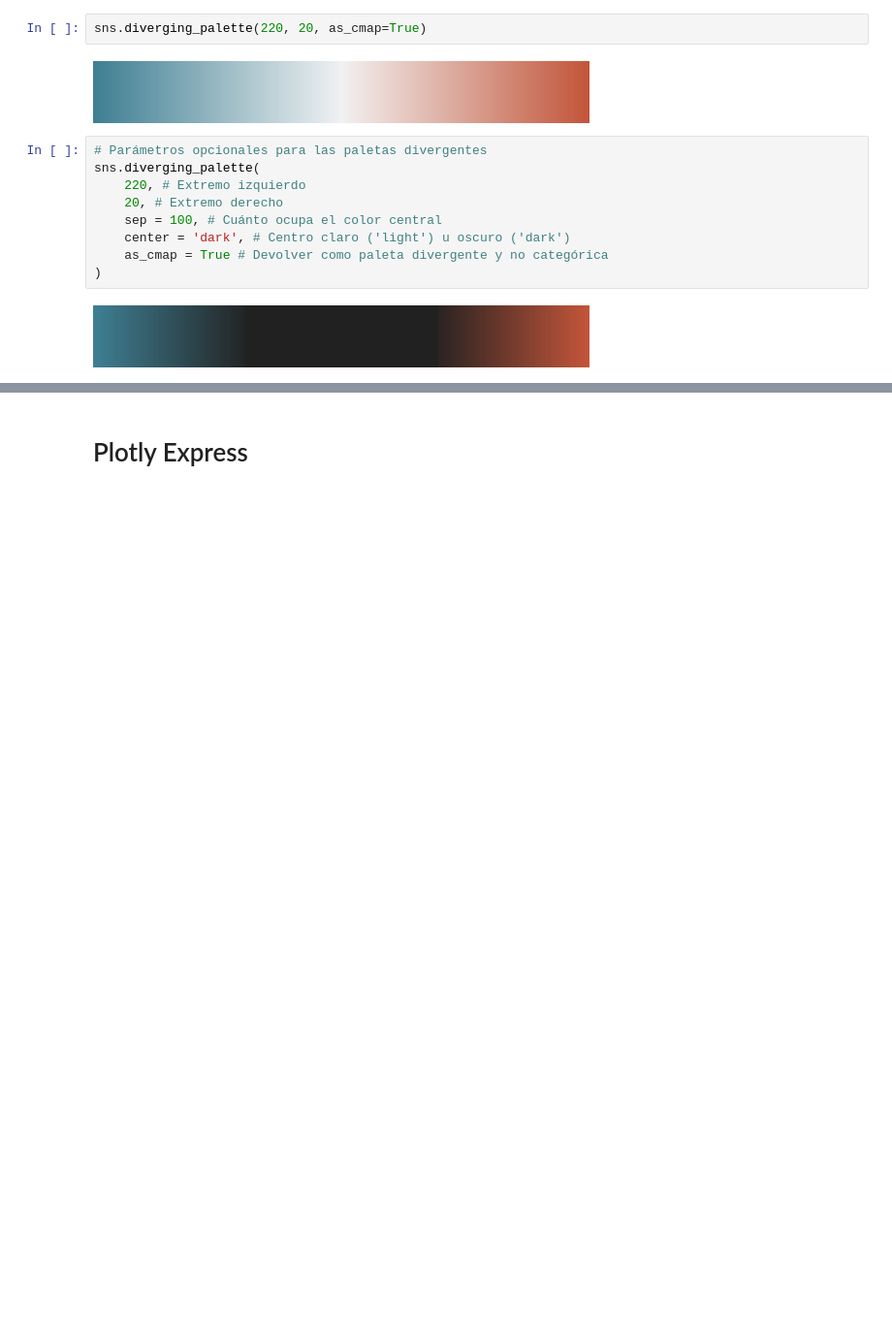
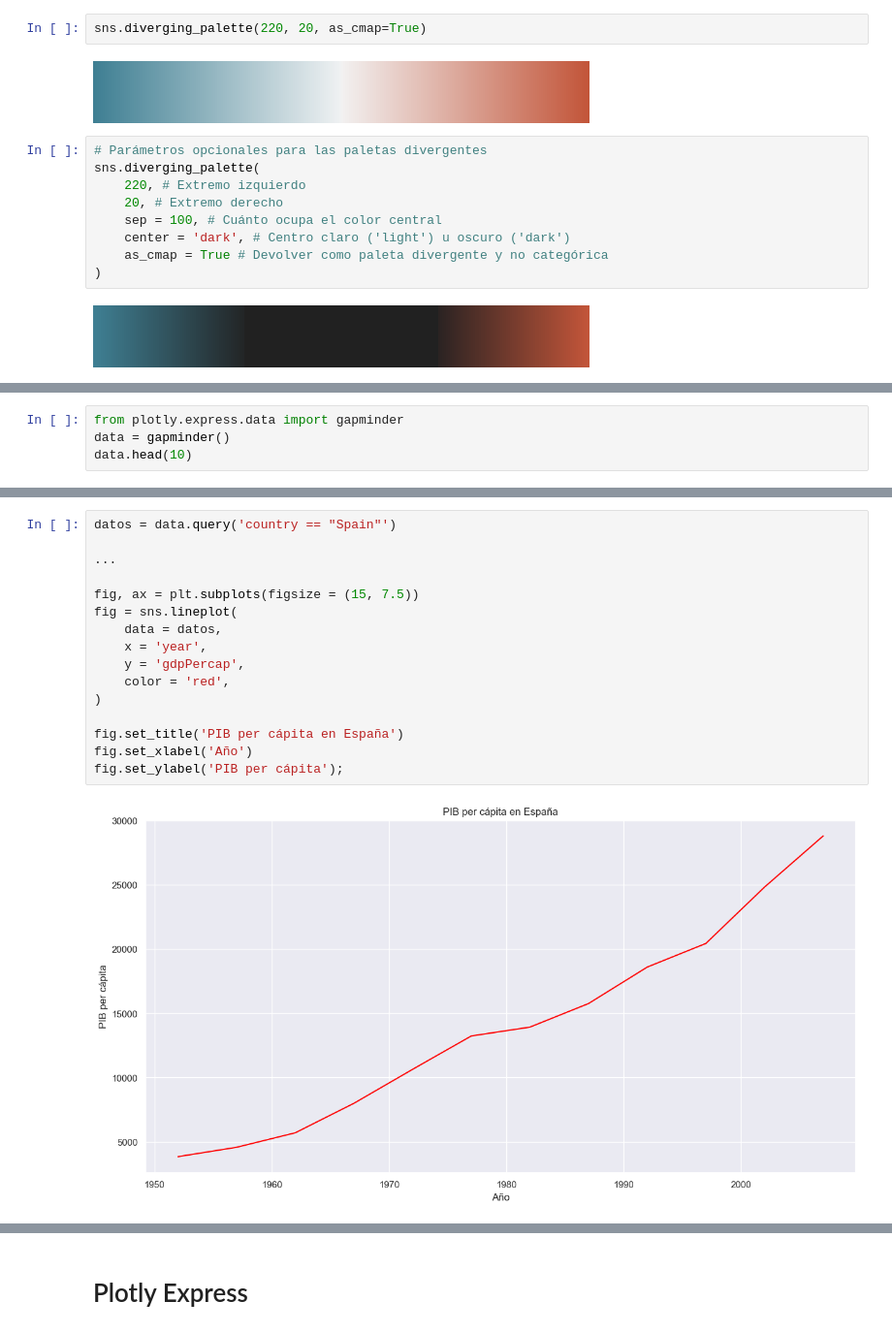
Before and after one commit to fjgarciaes/visualizacion_ironhack_19_01_2023, a Jupyter notebook: Seminario_visualizacion_Ironhack_19_01_2023.ipynb, the cells around one changed output, grey strips where cells are left out. Shown at 97% size. Saved outputs shown, nothing was run; the diff lists cells and outputs as text; blank space fills up the shorter version.

```diff
--- a/Seminario_visualizacion_Ironhack_19_01_2023.ipynb
+++ b/Seminario_visualizacion_Ironhack_19_01_2023.ipynb
@@ -772,0 +797,4 @@ sns.diverging_palette(
+# %%
+from plotly.express.data import gapminder
+data = gapminder()
+data.head(10)
@@ -772,0 +819,18 @@ sns.diverging_palette(
+# %%
+datos = data.query('country == "Spain"')
+
+...
+
+fig, ax = plt.subplots(figsize = (15, 7.5))
+fig = sns.lineplot(
+    data = datos,
+    x = 'year',
+    y = 'gdpPercap',
+    color = 'red',
+)
+
+fig.set_title('PIB per cápita en España')
+fig.set_xlabel('Año')
+fig.set_ylabel('PIB per cápita');
+# %% [output]
+[figure, added]
```
Also changed, not shown: parts of 69 cells of this notebook, 5 other files.
